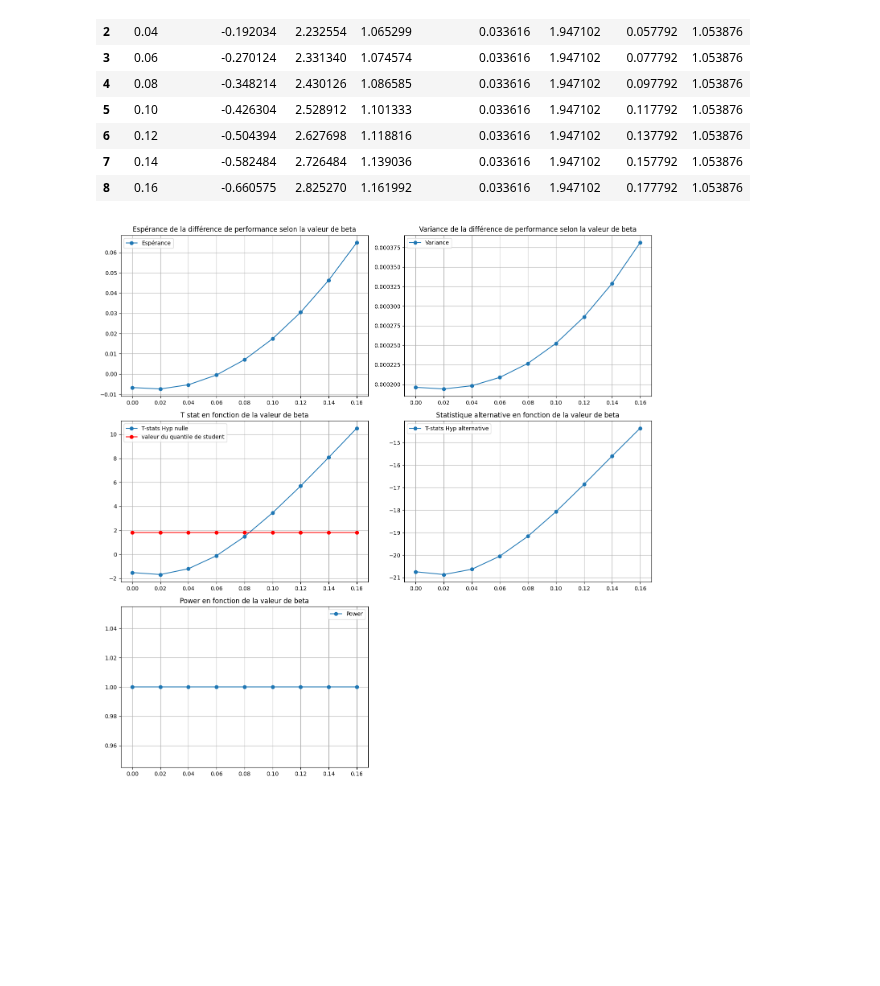
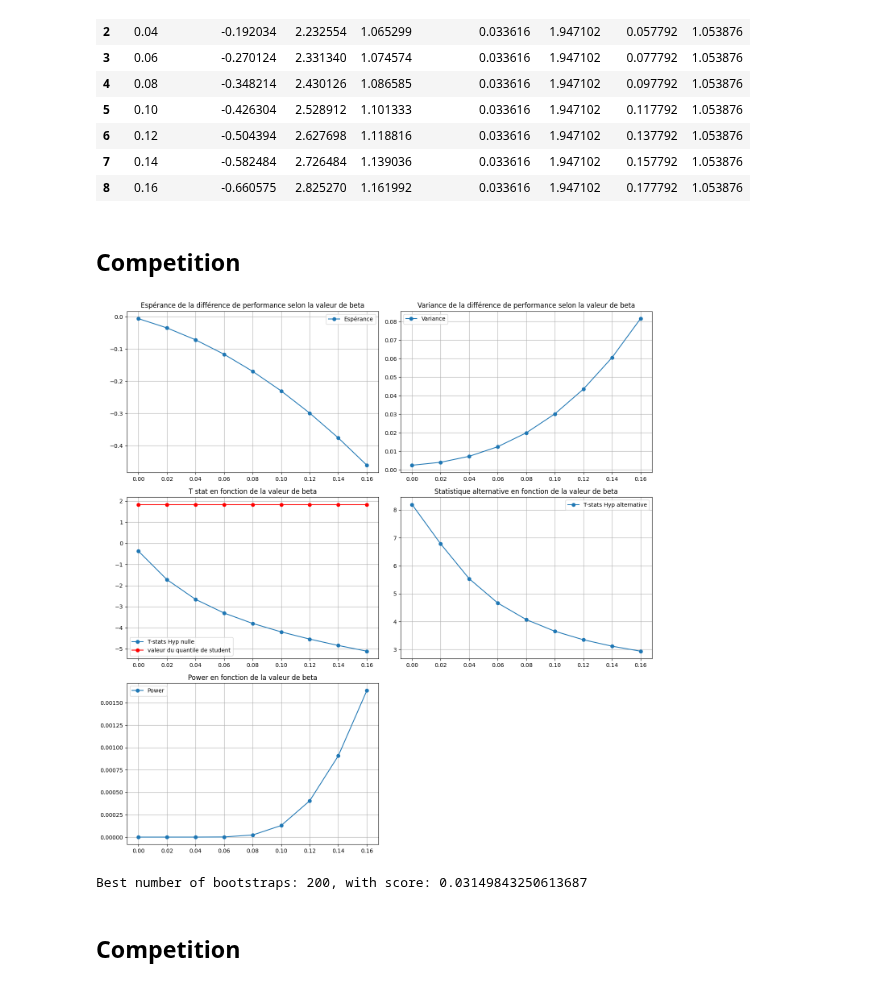
Before and after one commit to AntoineGilsonGH/The-Design-and-Analysis-of-Benchmark-Experiments, a Jupyter notebook: Implementation.ipynb, the cells around one changed output. Saved outputs shown, nothing was run; the diff lists cells and outputs as text; code cells hidden in the pictures; blank space fills up the shorter version.

```diff
--- a/Implementation.ipynb
+++ b/Implementation.ipynb
@@ -75,8 +77,10 @@ df_results
 | 6 | 0.12 | -0.504394 | 2.627698 | 1.118816 | 0.033616 | 1.947102 | 0.137792 | 1.053876 |
 | 7 | 0.14 | -0.582484 | 2.726484 | 1.139036 | 0.033616 | 1.947102 | 0.157792 | 1.053876 |
 | 8 | 0.16 | -0.660575 | 2.825270 | 1.161992 | 0.033616 | 1.947102 | 0.177792 | 1.053876 |
+# %% [markdown]
+## Competition
 # %%
-def calcul_t_stat(n,B,m):
+def power_competition(n,B):
 
    np.random.seed(42)
    esperances = []
@@ -84,8 +88,8 @@ def calcul_t_stat(n,B,m):
    test_statistics = []
    test_alternative = []
    power = []
-   epsilon = np.random.normal(0, 1, n + m)
-   x = np.random.uniform(0, 5, n + m)
+   epsilon = np.random.normal(0, 1, n)
+   x = np.random.uniform(0, 5, n)
    beta1 = 2
    beta2_values = np.linspace(0, 0.16, 9)
 
@@ -93,17 +97,14 @@ def calcul_t_stat(n,B,m):
 
    for beta2 in beta2_values:
 
+       y = beta1 * x + beta2 * x**2 + epsilon # generation de données
+       x_train, x_test, y_train, y_test = train_test_split(x_reshape, y, test_size=0.2, random_state=42)
        db = []
 
        for bootstrap_index in bootstrap_indices:
 
-          y = beta1 * x + beta2 * x**2 + epsilon # generation de données
-
           x_train = x[bootstrap_index]
           y_train = beta1 * x_train + beta2 * x_train**2 + epsilon[bootstrap_index]
-
-          x_test = x[n:n+m]
-          y_test = y[n:n+m]
 
           x_train_reshape = x_train.reshape(-1, 1) # fit pour le modèle
           model_a1 = LinearRegression().fit(x_train_reshape, y_train) # Modèle linéaire
@@ -125,7 +126,7 @@ def calcul_t_stat(n,B,m):
        var = np.var(db, ddof=1)
        test_stat = (B**0.5)*d_barre/np.sqrt(var) # Statistique pour l'hypothèse nulle
 
-       delta = 0.1
+       delta = -0.1
        student = stats.t.ppf(0.95, df=B-1)
        mu = (B ** 0.5)*delta/np.sqrt(var)
        test_alt = student - mu
@@ -139,8 +140,7 @@ def calcul_t_stat(n,B,m):
 
    return esperances, variances, test_statistics, test_alternative, power
 # %%
-
-esperances, variances, test_statistics, test_alternative, power = calcul_t_stat(150, 10, 150)
+esperances, variances, test_statistics, test_alternative, power = power_competition(150, 10)
 
 fig, axes = plt.subplots(nrows=3, ncols=2, figsize=(14, 14))
 
@@ -155,34 +155,34 @@ axes[0, 1].plot(beta2_values, variances, label='Variance', marker='o')
 axes[0, 1].set_title('Variance de la différence de performance selon la valeur de beta')
 axes[0, 1].legend()
 axes[0, 1].grid(True)
 
 # Troisième sous-graphe : T-stat Hyp nulle
 axes[1, 0].plot(beta2_values, test_statistics, label='T-stats Hyp nulle', marker='o')
 axes[1, 0].plot(beta2_values, [stats.t.ppf(0.95, df=9)]*len(beta2_values), label='valeur du quantile de student', color='r', marker='o')
 axes[1, 0].set_title('T stat en fonction de la valeur de beta')
 axes[1, 0].legend()
 axes[1, 0].grid(True)
 
 # Quatrième sous-graphe : T-stat Hyp alternative
 axes[1, 1].plot(beta2_values, test_alternative, label='T-stats Hyp alternative', marker='o')
 axes[1, 1].set_title('Statistique alternative en fonction de la valeur de beta')
 axes[1, 1].legend()
 axes[1, 1].grid(True)
 
 # Cinquième sous-graphe : Power
 axes[2, 0].plot(beta2_values, power, label='Power', marker='o')
 axes[2, 0].set_title('Power en fonction de la valeur de beta')
 axes[2, 0].legend()
 axes[2, 0].grid(True)
 
 # Cache le 6ème sous-graphe vide
 fig.delaxes(axes[2, 1])
 
 # Ajuste la disposition pour éviter les chevauchements
 plt.tight_layout()
 plt.show()
 # %% [output]
-[figure, old version]
+[figure, new version]
 # %%
 from sklearn.model_selection import GridSearchCV
 
@@ -190,16 +190,20 @@ from sklearn.model_selection import GridSearchCV
 
 param_grid = {'n_bootstrap': [2, 10, 50, 100, 200, 500]}
 
-def evaluate_model_with_bootstrap(n, n_bootstrap, m):
-    esperances, variances, test_statistics, test_alternative, power = calcul_t_stat(n, n_bootstrap, m)
-    return np.mean(power)
+def evaluate_model_with_bootstrap(n, n_bootstrap):
+    esperances, variances, test_statistics, test_alternative, power = power_competition(n, n_bootstrap)
+    return np.mean(variances)
 
-best_score = +np.inf
+best_score = -np.inf
 best_params = None
 for n_bootstrap in param_grid['n_bootstrap']:
-    score = evaluate_model_with_bootstrap(150, n_bootstrap,2000)
-    if score < best_score:
+    score = evaluate_model_with_bootstrap(150, n_bootstrap)
+    if score > best_score:
         best_score = score
         best_params = n_bootstrap
 
 print(f'Best number of bootstraps: {best_params}, with score: {best_score}')
+# %% [output]
+Best number of bootstraps: 200, with score: 0.03149843250613687
+# %% [markdown]
+## Competition
```
Also changed, not shown: parts of 1 cell of this notebook.
